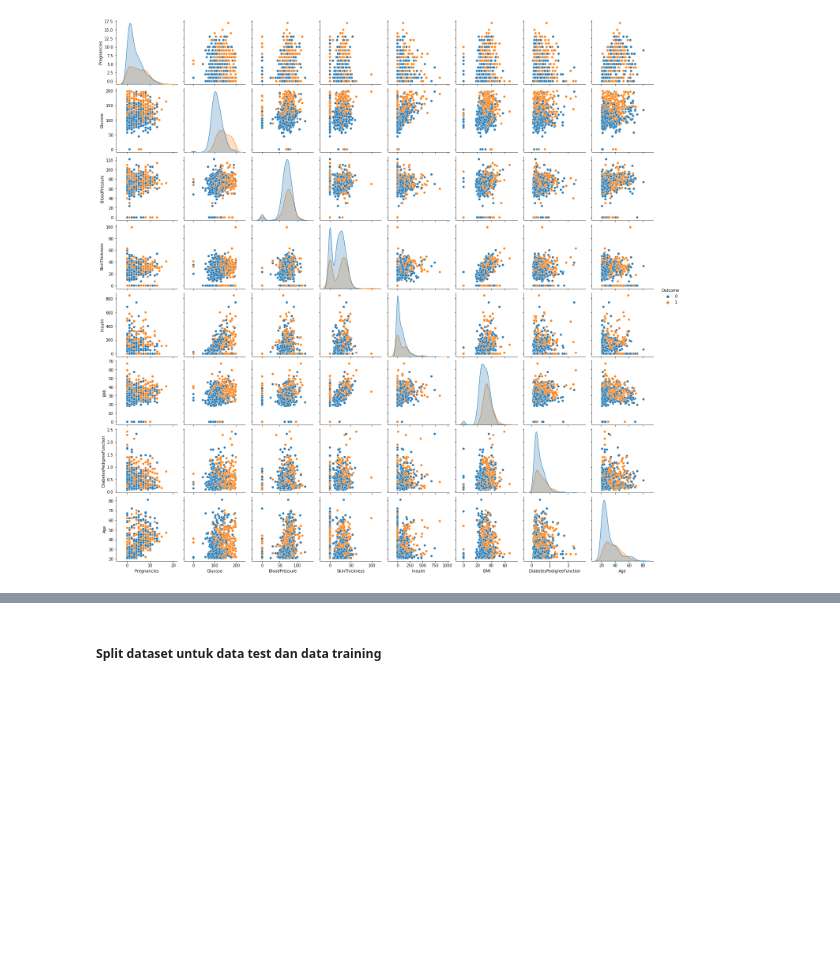
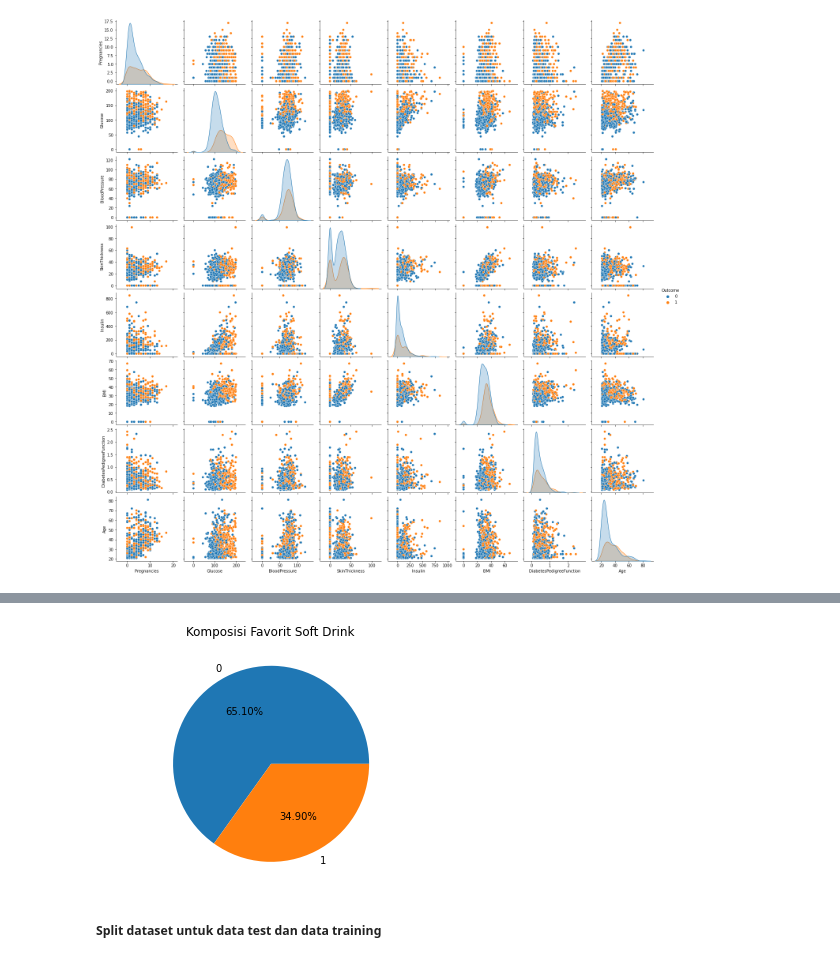
Before and after one commit to Nielioo/Pima-Indians-Diabetes-Analytics, a Jupyter notebook: data analysis.ipynb, the cells around one changed output, grey strips where cells are left out. Cells and saved outputs as stored; diff of their text form; code cells hidden in the pictures; blank space fills up the shorter version.

```diff
--- a/data analysis.ipynb
+++ b/data analysis.ipynb
@@ -77,0 +85,8 @@ dataset.describe()
+# %%
+fav_msc,msc_count=np.unique(dataset['Outcome'],return_counts=True)
+plt.pie(msc_count , labels = fav_msc,autopct='%1.2f%%')
+plt.axis('equal')
+plt.title("Komposisi Favorit Soft Drink", pad=20)
+plt.show()
+# %% [output]
+[figure, added]
```
Also changed, not shown: parts of 5 cells of this notebook.
